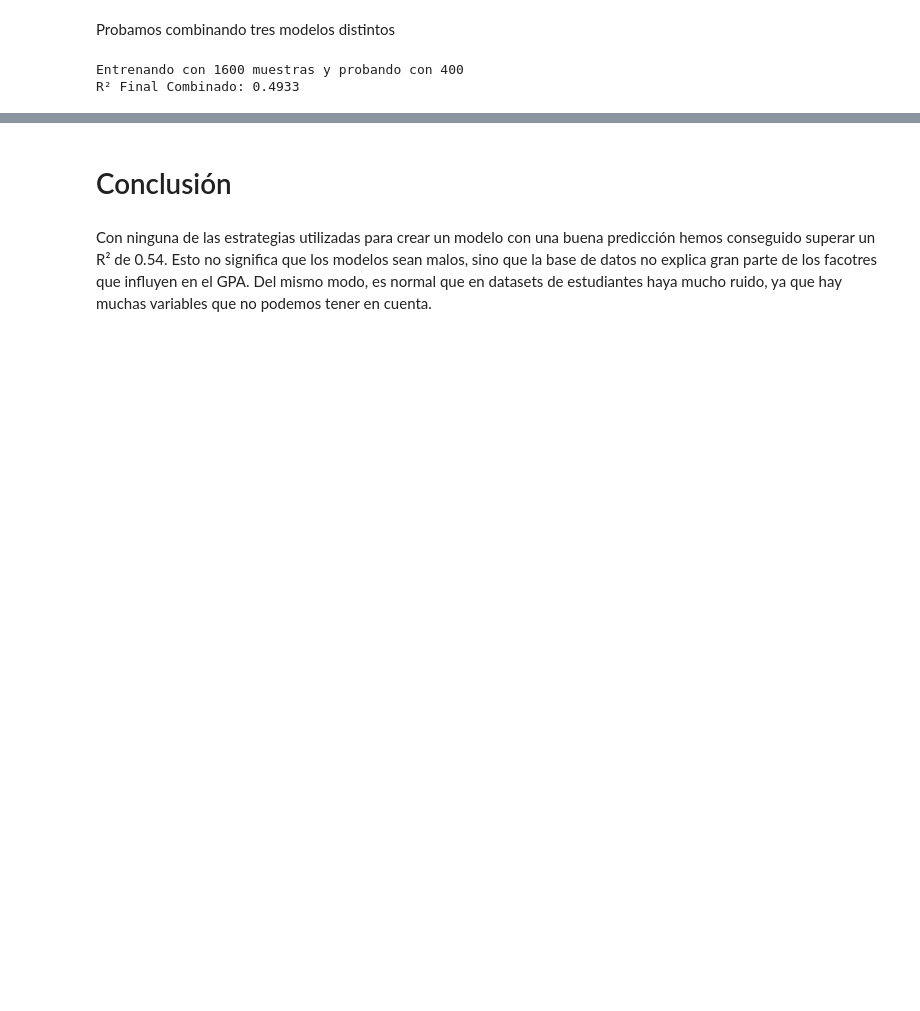
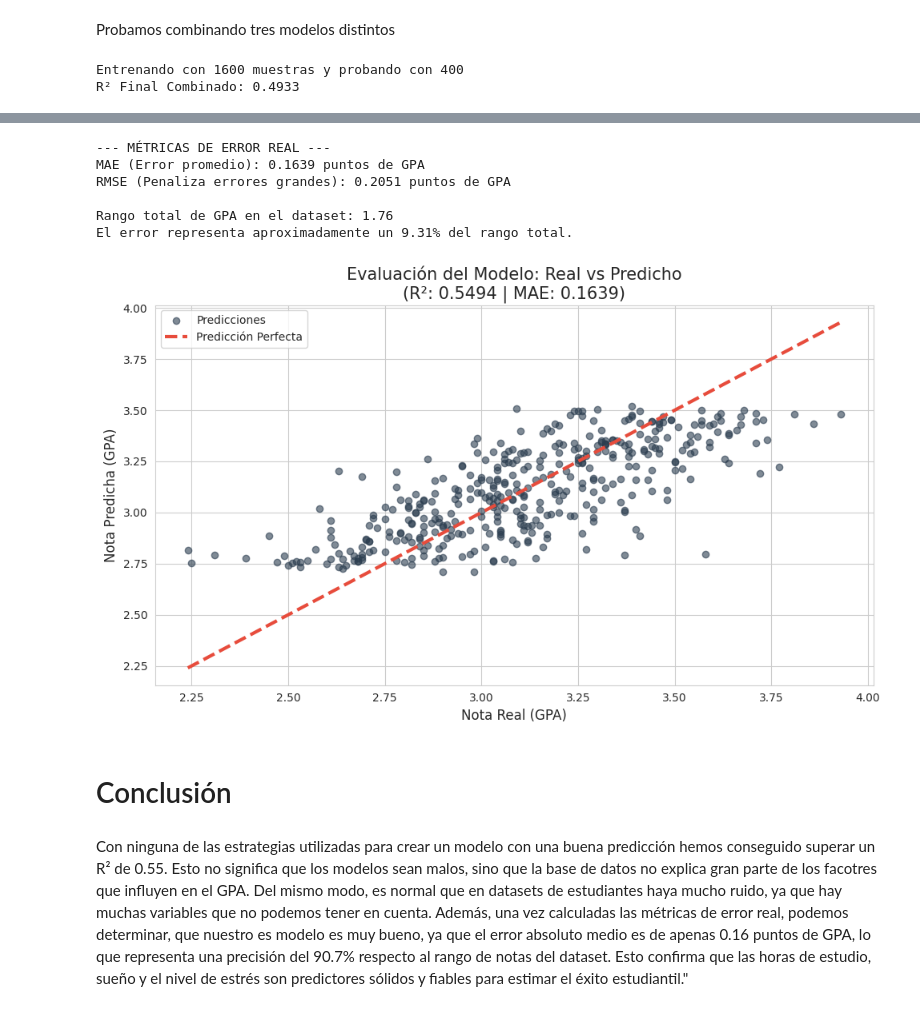
Before and after one commit to fmh9/Proyecto-IA-ORE, a Jupyter notebook: scikit-learn/student_lifestyle.ipynb, the cells around one changed output, grey strips where cells are left out. Cells and saved outputs as stored; diff of their text form; code cells hidden in the pictures; blank space fills up the shorter version.

```diff
--- a/scikit-learn/student_lifestyle.ipynb
+++ b/scikit-learn/student_lifestyle.ipynb
@@ -335,4 +449,57 @@ plt.show()
+# %%
+from sklearn.metrics import mean_squared_error, mean_absolute_error
+
+# 1. Calculamos el Error Cuadrático Medio y su Raíz (RMSE)
+mse = mean_squared_error(y_test, y_pred)
+rmse = np.sqrt(mse)
+
+# 2. Calculamos el Error Absoluto Medio (MAE)
+mae = mean_absolute_error(y_test, y_pred)
+
+print(f"--- MÉTRICAS DE ERROR REAL ---")
+print(f"MAE (Error promedio): {mae:.4f} puntos de GPA")
+print(f"RMSE (Penaliza errores grandes): {rmse:.4f} puntos de GPA")
+
+# 3. Comparación con el rango de la nota
+rango_gpa = y.max() - y.min()
+print(f"\nRango total de GPA en el dataset: {rango_gpa:.2f}")
+print(f"El error representa aproximadamente un { (mae / rango_gpa) * 100:.2f}% del rango total.")
+# %% [output]
+--- MÉTRICAS DE ERROR REAL ---
+MAE (Error promedio): 0.1639 puntos de GPA
+RMSE (Penaliza errores grandes): 0.2051 puntos de GPA
+
+Rango total de GPA en el dataset: 1.76
+El error representa aproximadamente un 9.31% del rango total.
+# %%
+import matplotlib.pyplot as plt
+import seaborn as sns
+
+# 1. Configurar el estilo
+plt.figure(figsize=(10, 6))
+sns.set_style("whitegrid")
+
+# 2. Crear el gráfico de dispersión
+# Comparamos y_test (real) vs y_pred (predicho)
+plt.scatter(y_test, y_pred, alpha=0.6, color='#2c3e50', label='Predicciones')
+
+# 3. Dibujar la línea de "Predicción Perfecta" (Diagonal)
+# Si el modelo fuera perfecto, todos los puntos estarían sobre esta línea
+perfect_line = [y_test.min(), y_test.max()]
+plt.plot(perfect_line, perfect_line, color='#e74c3c', linestyle='--', lw=3, label='Predicción Perfecta')
+
+# 4. Añadir etiquetas y títulos con tus métricas reales
+plt.title(f'Evaluación del Modelo: Real vs Predicho\n(R²: {r2_final:.4f} | MAE: 0.1639)', fontsize=15)
+plt.xlabel('Nota Real (GPA)', fontsize=12)
+plt.ylabel('Nota Predicha (GPA)', fontsize=12)
+plt.legend()
+
+# 5. Mostrar el gráfico
+plt.tight_layout()
+plt.show()
+# %% [output]
+[figure, added]
 # %% [markdown]
 # Conclusión
 # %% [markdown]
-Con ninguna de las estrategias utilizadas para crear un modelo con una buena predicción hemos conseguido superar un R² de 0.54. Esto no significa que los modelos sean malos, sino que la base de datos no explica gran parte de los facotres que influyen en el GPA. Del mismo modo, es normal que en datasets de estudiantes haya mucho ruido, ya que hay muchas variables que no podemos tener en cuenta.
+Con ninguna de las estrategias utilizadas para crear un modelo con una buena predicción hemos conseguido superar un R² de 0.55. Esto no significa que los modelos sean malos, sino que la base de datos no explica gran parte de los facotres que influyen en el GPA. Del mismo modo, es normal que en datasets de estudiantes haya mucho ruido, ya que hay muchas variables que no podemos tener en cuenta. Además, una vez calculadas las métricas de error real, podemos determinar, que nuestro es modelo es muy bueno, ya que el error absoluto medio es de apenas 0.16 puntos de GPA, lo que representa una precisión del 90.7% respecto al rango de notas del dataset. Esto confirma que las horas de estudio, sueño y el nivel de estrés son predictores sólidos y fiables para estimar el éxito estudiantil."
```
Also changed, not shown: parts of 10 cells of this notebook.
